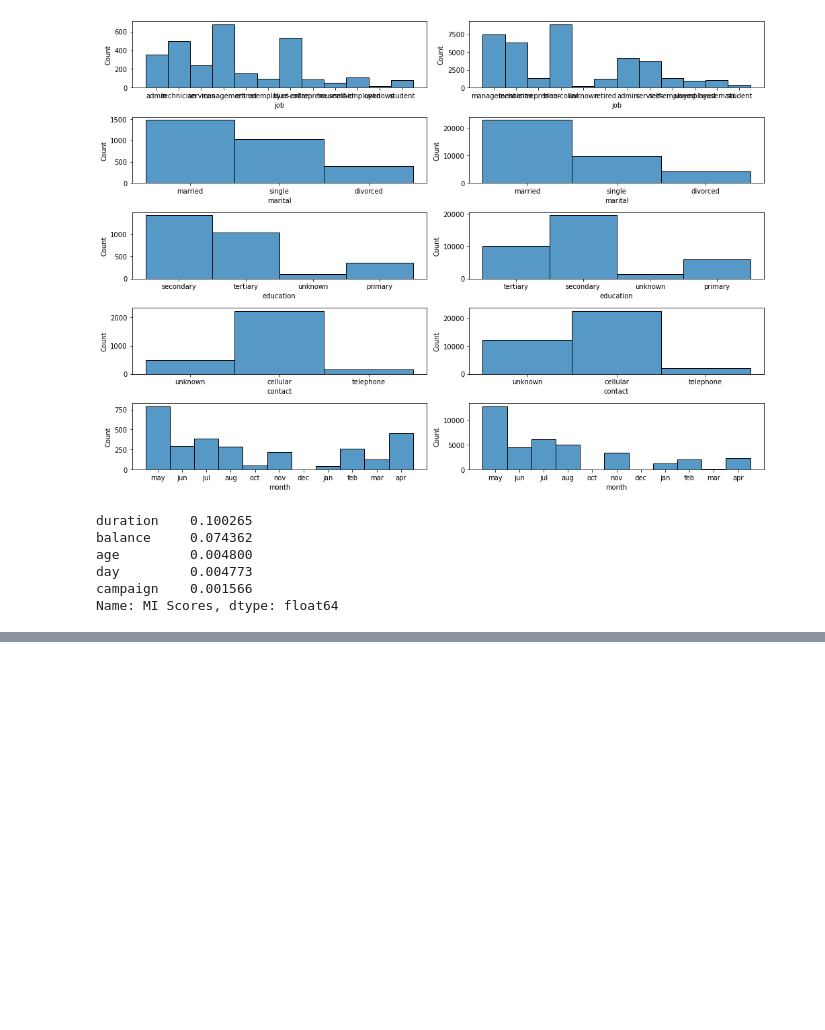
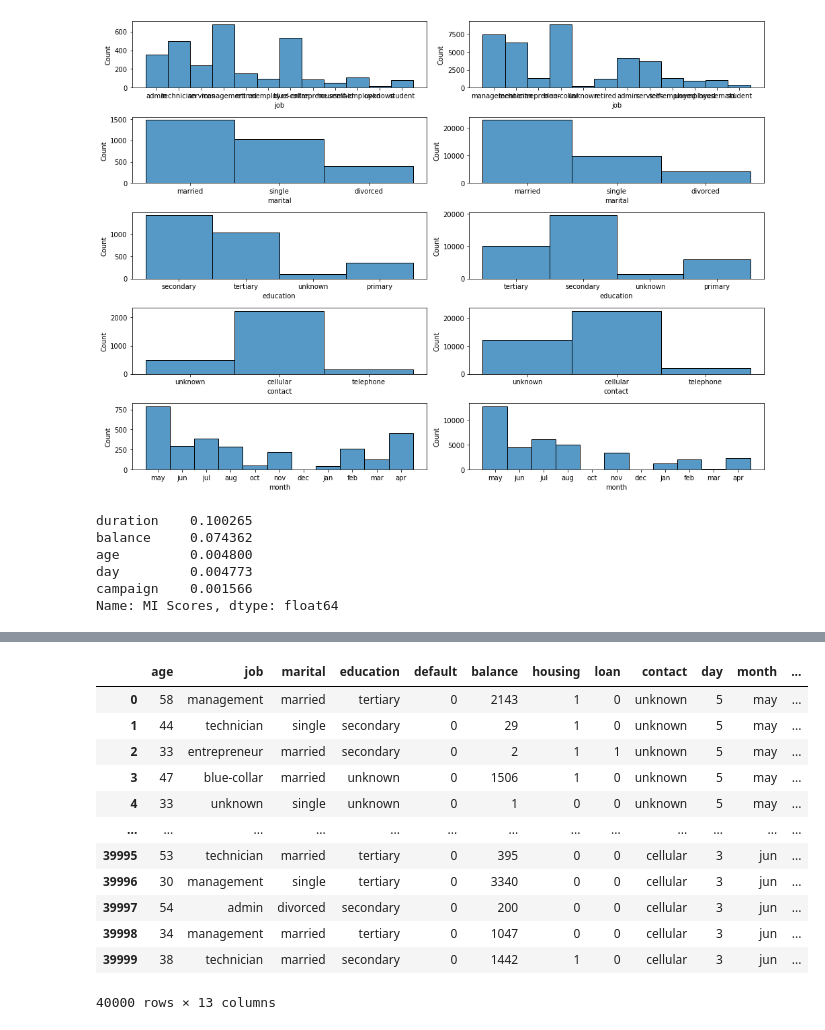
Before and after one commit to jamelvin/iYTbD8y5AzCg5XLv, a Jupyter notebook: Work.ipynb, the cells around one changed output, grey strips where cells are left out. Saved outputs shown, nothing was run; the diff lists cells and outputs as text; code cells hidden in the pictures; blank space fills up the shorter version.

```diff
--- a/Work.ipynb
+++ b/Work.ipynb
@@ -26,6 +29,10 @@ rawData = pd.read_csv('term-deposit-marketing-2020.csv')
 # Separate data in independent (features) and dependent (target) datasets
 features = rawData.copy()
 target = features.pop('y')
+
+# Replace binary columns 1/0
+for col in ['default', 'housing', 'loan']:
+    features[col].replace({'yes':1,'no':0}, inplace=True)
 # %% [markdown]
 ############################################################################################################################### \
 ############################################################################################################################### \
@@ -280,0 +312,19 @@ Name: MI Scores, dtype: float64
+# %%
+for col in ['default', 'housing', 'loan']:
+    features[col].replace({'yes':1,'no':0}, inplace=True)
+# %%
+features
+# %% [output]
+|  | age | job | marital | education | default | balance | housing | loan | contact | day | month | ... |
+| 0 | 58 | management | married | tertiary | 0 | 2143 | 1 | 0 | unknown | 5 | may | ... |
+| 1 | 44 | technician | single | secondary | 0 | 29 | 1 | 0 | unknown | 5 | may | ... |
+| 2 | 33 | entrepreneur | married | secondary | 0 | 2 | 1 | 1 | unknown | 5 | may | ... |
+| 3 | 47 | blue-collar | married | unknown | 0 | 1506 | 1 | 0 | unknown | 5 | may | ... |
+| 4 | 33 | unknown | single | unknown | 0 | 1 | 0 | 0 | unknown | 5 | may | ... |
+| ... | ... | ... | ... | ... | ... | ... | ... | ... | ... | ... | ... | ... |
+| 39995 | 53 | technician | married | tertiary | 0 | 395 | 0 | 0 | cellular | 3 | jun | ... |
+| 39996 | 30 | management | single | tertiary | 0 | 3340 | 0 | 0 | cellular | 3 | jun | ... |
+| 39997 | 54 | admin | divorced | secondary | 0 | 200 | 0 | 0 | cellular | 3 | jun | ... |
+| 39998 | 34 | management | married | tertiary | 0 | 1047 | 0 | 0 | cellular | 3 | jun | ... |
+| 39999 | 38 | technician | married | secondary | 0 | 1442 | 1 | 0 | cellular | 3 | jun | ... |
+40000 rows × 13 columns
```
Also changed, not shown: parts of 5 cells of this notebook, 2 other files.
